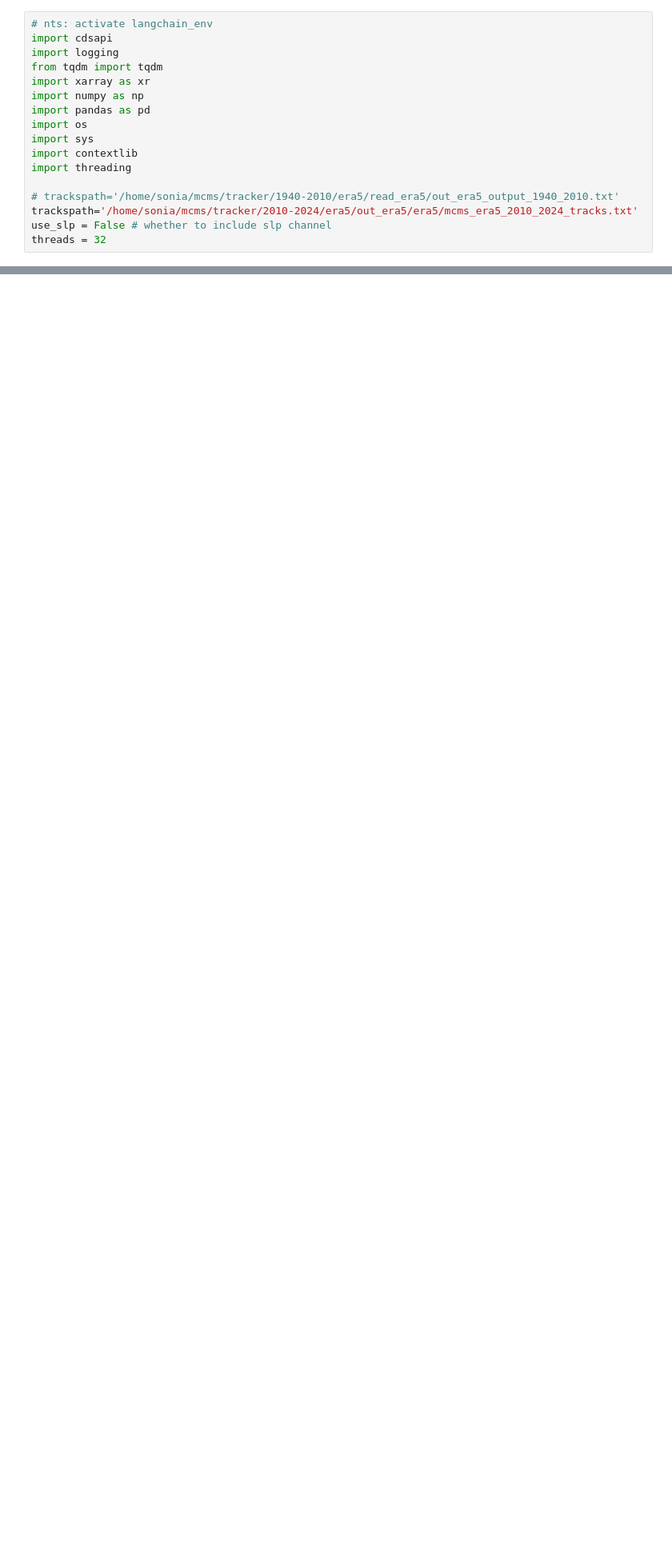
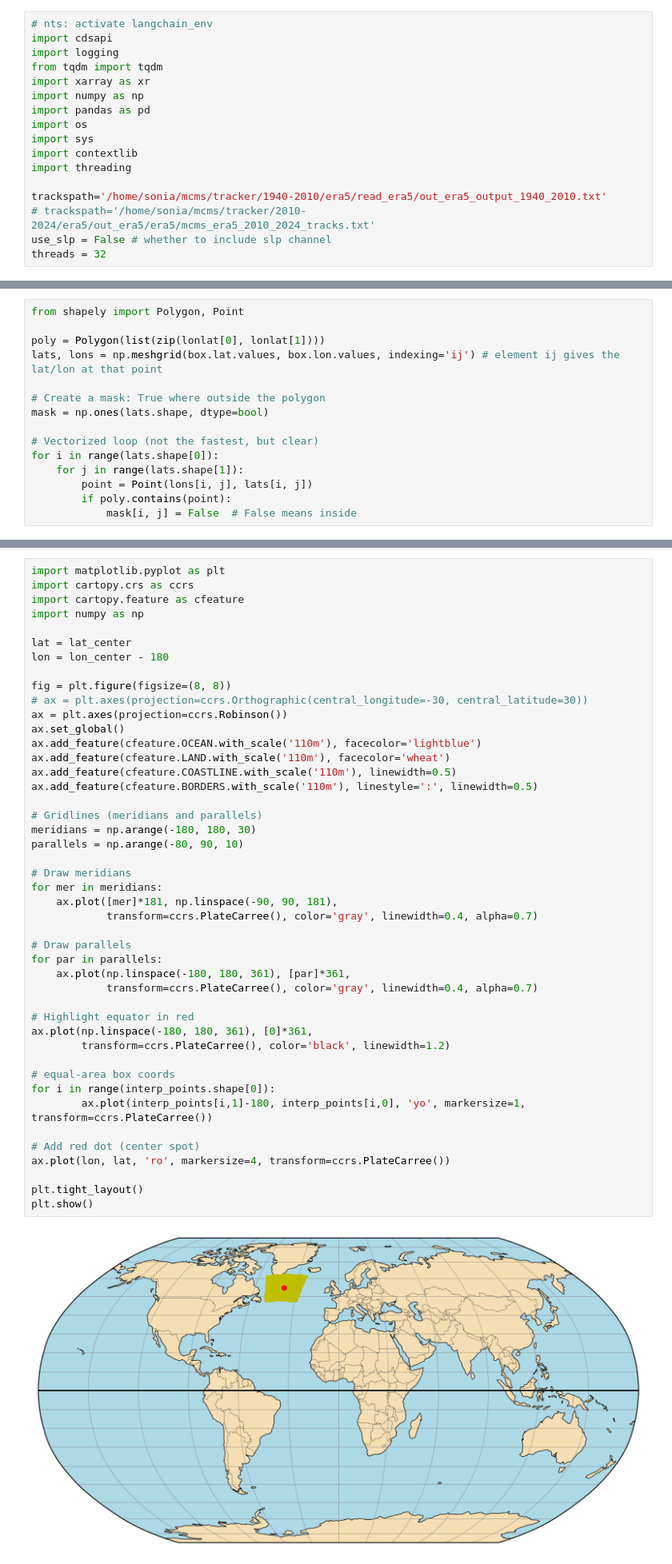
Before and after one commit to soCromp/cycloneSVD, a Jupyter notebook: dataprep.ipynb, the cells around one changed output, grey strips where cells are left out. Shown: that part at 80% size. Cells and saved outputs as stored; diff of their text form; blank space fills up the shorter version.

Commit message:
equal area square code started

```diff
--- a/dataprep.ipynb
+++ b/dataprep.ipynb
@@ -11,8 +11,8 @@ import sys
 import contextlib
 import threading
 
-# trackspath='/home/sonia/mcms/tracker/1940-2010/era5/read_era5/out_era5_output_1940_2010.txt'
-trackspath='/home/sonia/mcms/tracker/2010-2024/era5/out_era5/era5/mcms_era5_2010_2024_tracks.txt'
+trackspath='/home/sonia/mcms/tracker/1940-2010/era5/read_era5/out_era5_output_1940_2010.txt'
+# trackspath='/home/sonia/mcms/tracker/2010-2024/era5/out_era5/era5/mcms_era5_2010_2024_tracks.txt'
 use_slp = False # whether to include slp channel
 threads = 32
 # %%
@@ -189,0 +237,15 @@ print("All threads completed.")
+# %%
+from shapely import Polygon, Point
+
+poly = Polygon(list(zip(lonlat[0], lonlat[1])))
+lats, lons = np.meshgrid(box.lat.values, box.lon.values, indexing='ij') # element ij gives the lat/lon at that point
+
+# Create a mask: True where outside the polygon
+mask = np.ones(lats.shape, dtype=bool)
+
+# Vectorized loop (not the fastest, but clear)
+for i in range(lats.shape[0]):
+    for j in range(lats.shape[1]):
+        point = Point(lons[i, j], lats[i, j])
+        if poly.contains(point):
+            mask[i, j] = False  # False means inside
@@ -189,0 +337,47 @@ print("All threads completed.")
+# %%
+import matplotlib.pyplot as plt
+import cartopy.crs as ccrs
+import cartopy.feature as cfeature
+import numpy as np
+
+lat = lat_center
+lon = lon_center - 180
+
+fig = plt.figure(figsize=(8, 8))
+# ax = plt.axes(projection=ccrs.Orthographic(central_longitude=-30, central_latitude=30))
+ax = plt.axes(projection=ccrs.Robinson())
+ax.set_global()
+ax.add_feature(cfeature.OCEAN.with_scale('110m'), facecolor='lightblue')
+ax.add_feature(cfeature.LAND.with_scale('110m'), facecolor='wheat')
+ax.add_feature(cfeature.COASTLINE.with_scale('110m'), linewidth=0.5)
+ax.add_feature(cfeature.BORDERS.with_scale('110m'), linestyle=':', linewidth=0.5)
+
+# Gridlines (meridians and parallels)
+meridians = np.arange(-180, 180, 30)
+parallels = np.arange(-80, 90, 10)
+
+# Draw meridians
+for mer in meridians:
+    ax.plot([mer]*181, np.linspace(-90, 90, 181),
+            transform=ccrs.PlateCarree(), color='gray', linewidth=0.4, alpha=0.7)
+
+# Draw parallels
+for par in parallels:
+    ax.plot(np.linspace(-180, 180, 361), [par]*361,
+            transform=ccrs.PlateCarree(), color='gray', linewidth=0.4, alpha=0.7)
+
+# Highlight equator in red
+ax.plot(np.linspace(-180, 180, 361), [0]*361,
+        transform=ccrs.PlateCarree(), color='black', linewidth=1.2)
+
+# equal-area box coords
+for i in range(interp_points.shape[0]):
+        ax.plot(interp_points[i,1]-180, interp_points[i,0], 'yo', markersize=1, transform=ccrs.PlateCarree())
+
+# Add red dot (center spot)
+ax.plot(lon, lat, 'ro', markersize=4, transform=ccrs.PlateCarree())
+
+plt.tight_layout()
+plt.show()
+# %% [output]
+[figure, added]
```
Also changed, not shown: parts of 9 cells of this notebook.
